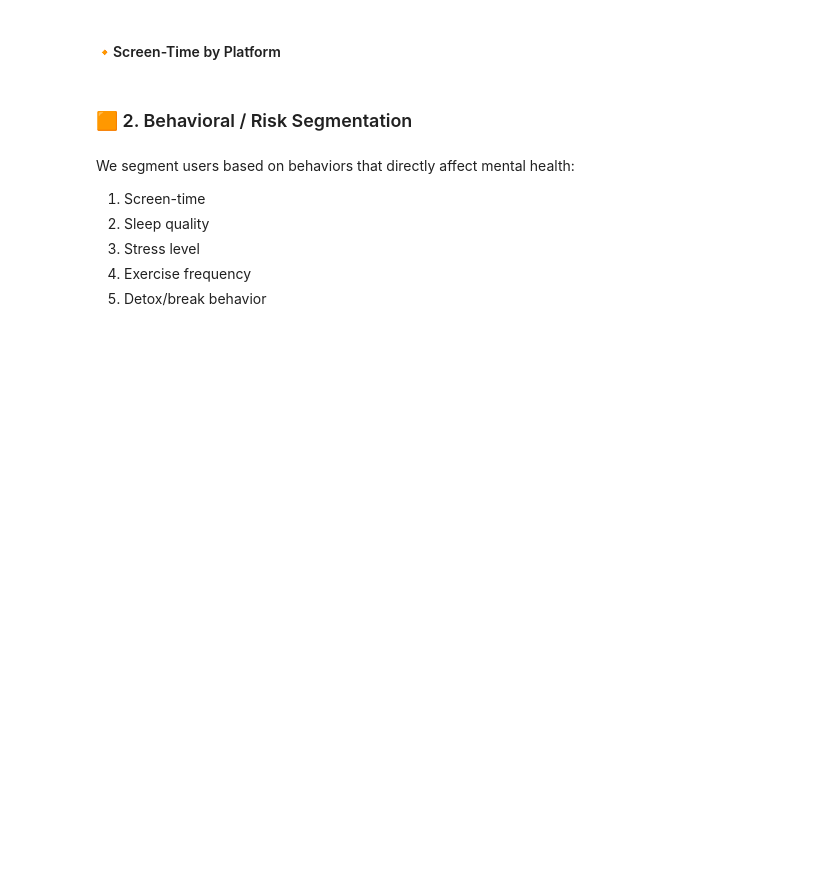
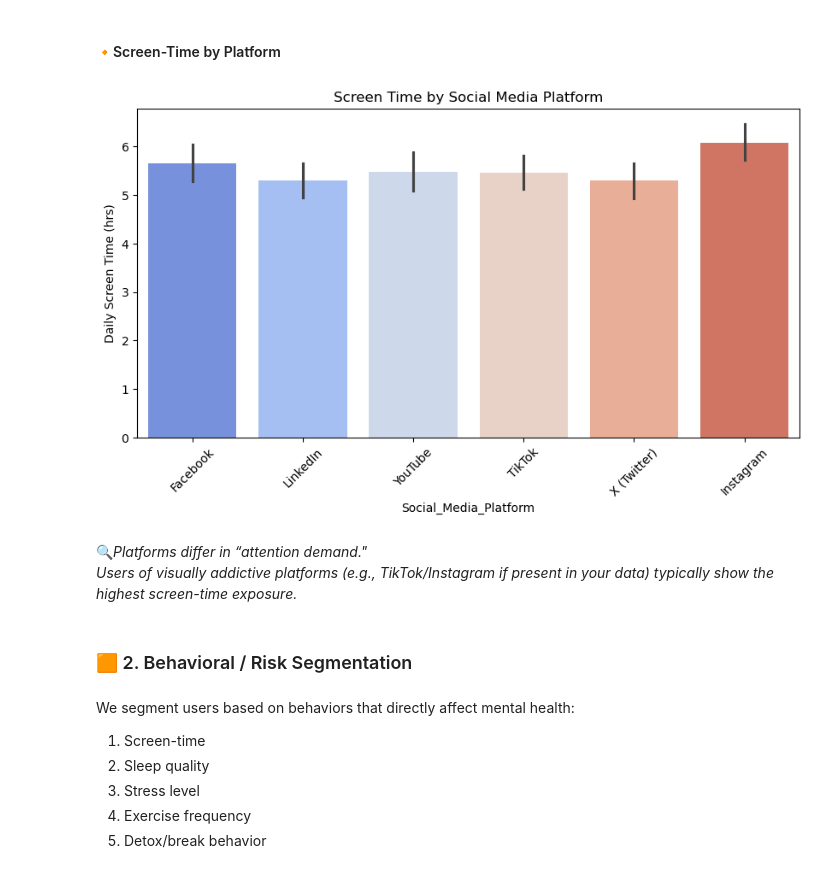
Before and after one commit to zaraaxdata/digital-wellbeing-user-analysis, a Jupyter notebook: user_behaviour_analysis.ipynb, the cells around one changed output. Drawn from its saved outputs; the diff is of its cells as text; code cells hidden in the pictures; blank space fills up the shorter version.

```diff
--- a/user_behaviour_analysis.ipynb
+++ b/user_behaviour_analysis.ipynb
@@ -623,5 +651,18 @@ plt.show()
 # %% [markdown]
 #### 🔸Screen-Time by Platform
+# %%
+plt.figure(figsize=(10,5))
+
+sns.barplot(x="Social_Media_Platform", y="Daily_Screen_Time(hrs)", data=df, palette="coolwarm")
+plt.title("Screen Time by Social Media Platform")
+plt.ylabel("Daily Screen Time (hrs)")
+plt.xticks(rotation=45)
+plt.show()
+# %% [output]
+[figure, added]
+# %% [markdown]
+🔍*Platforms differ in “attention demand."
+Users of visually addictive platforms (e.g., TikTok/Instagram if present in your data) typically show the highest screen-time exposure.*
 # %% [markdown]
 ### 🟧 2. Behavioral / Risk Segmentation
 # %% [markdown]
```
Also changed, not shown: parts of 32 cells of this notebook.
